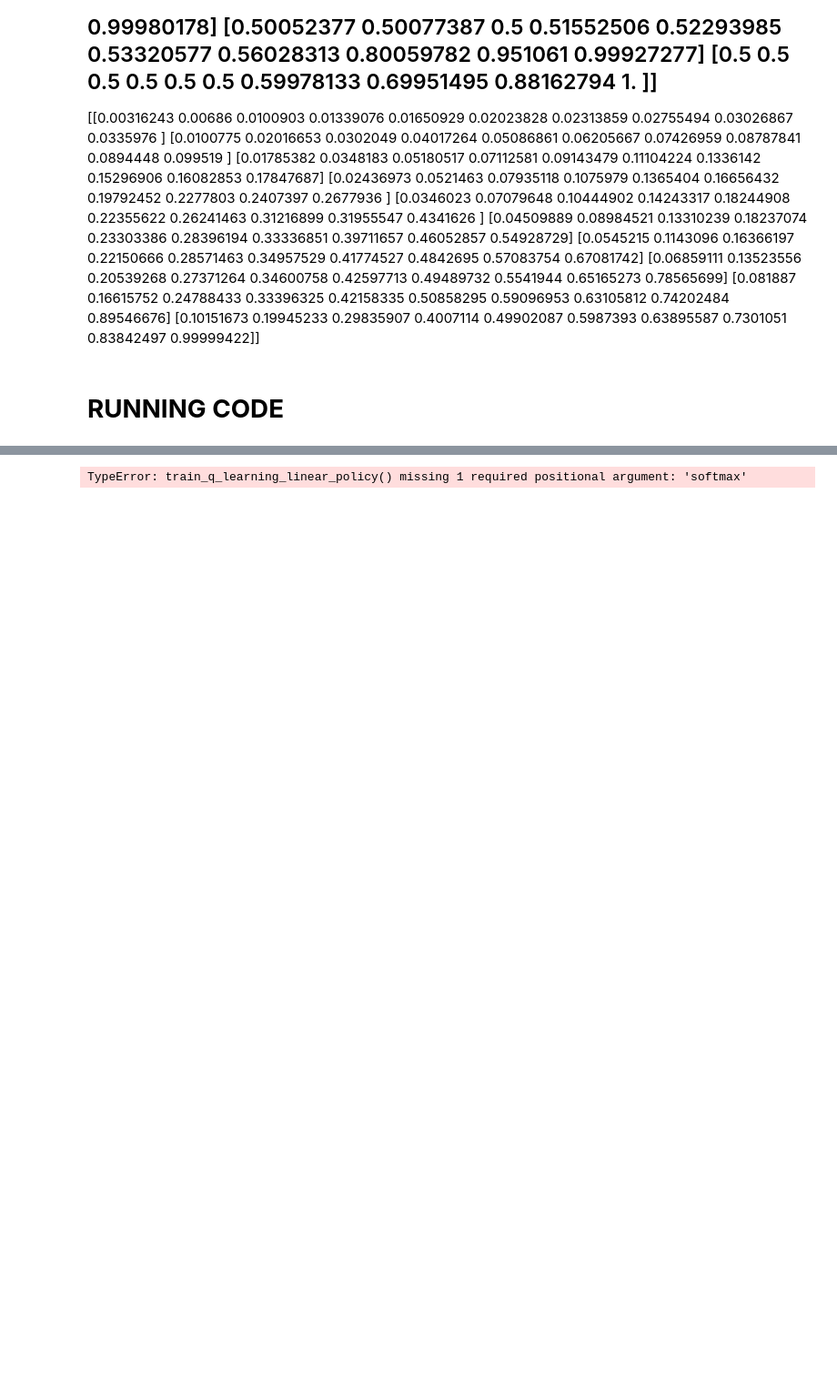
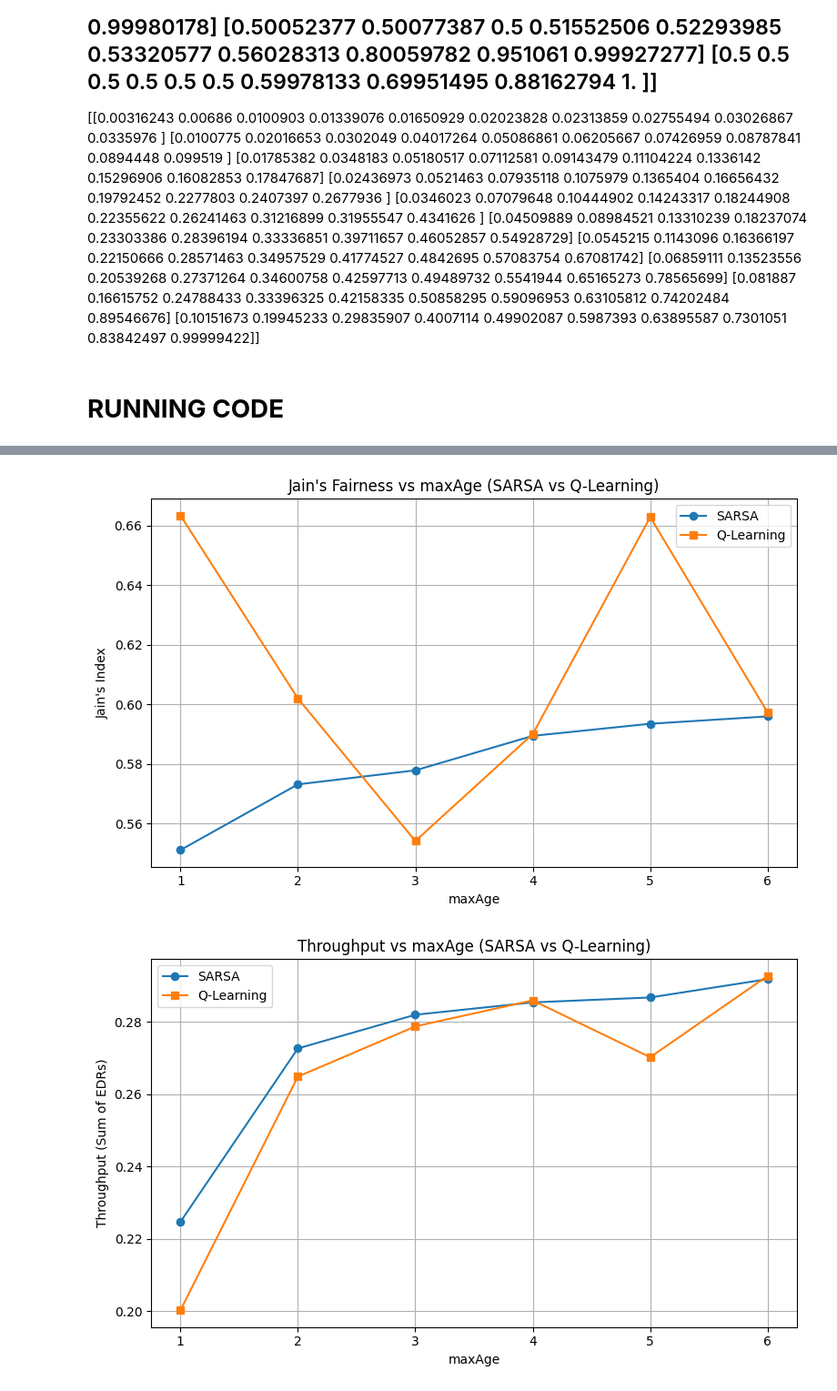
Before and after one commit to Berat03/quantumScheduling, a Jupyter notebook: new/workingCode/final_nStep.ipynb, the cells around one changed output, grey strips where cells are left out. Shown at 91% size. Cells and saved outputs as stored; diff of their text form; code cells hidden in the pictures; blank space fills up the shorter version.

```diff
--- a/new/workingCode/final_nStep.ipynb
+++ b/new/workingCode/final_nStep.ipynb
@@ -2115,6 +2117,7 @@ def run_sarsa_qlearning_over_maxage(
             gamma=gamma,
             edr_window_size=windowSize,
             reward_mode=reward_mode,
+            softmax=True,   # <<< Important fix!
             temperature=temperature,
             temperature_decay=temperature_decay,
             nestedSwaps=nestedSwaps,
@@ -2147,7 +2150,7 @@ def run_sarsa_qlearning_over_maxage(
     # (1) Jain's Index vs maxAge
     plt.figure(figsize=(8, 5))
     plt.plot(maxAge_values, sarsa_jain_scores, marker='o', linestyle='-', label="SARSA")
-    plt.plot(maxAge_values, qlearn_jain_scores, marker='s', linestyle='--', label="Q-Learning")
+    plt.plot(maxAge_values, qlearn_jain_scores, marker='s', linestyle='-', label="Q-Learning")
     plt.xlabel("maxAge")
     plt.ylabel("Jain's Index")
     plt.title("Jain's Fairness vs maxAge (SARSA vs Q-Learning)")
@@ -2159,7 +2162,7 @@ def run_sarsa_qlearning_over_maxage(
     # (2) Throughput vs maxAge
     plt.figure(figsize=(8, 5))
     plt.plot(maxAge_values, sarsa_throughput_scores, marker='o', linestyle='-', label="SARSA")
-    plt.plot(maxAge_values, qlearn_throughput_scores, marker='s', linestyle='--', label="Q-Learning")
+    plt.plot(maxAge_values, qlearn_throughput_scores, marker='s', linestyle='-', label="Q-Learning")
     plt.xlabel("maxAge")
     plt.ylabel("Throughput (Sum of EDRs)")
     plt.title("Throughput vs maxAge (SARSA vs Q-Learning)")
@@ -2628,7 +3053,7 @@ seed = 30
 random.seed(seed)
 np.random.seed(seed)
 
-totalSteps = 500_000
+totalSteps = 1_000_000
 nLookahead = 5
 alpha = 0.005
 gamma = 0.995
@@ -2688 +3118,2 @@ Waited when could have acted: 0/20325 = 0.0000
-TypeError: train_q_learning_linear_policy() missing 1 required positional argument: 'softmax'
+[figure, added]
+[figure, added]
```
Also changed, not shown: parts of 16 cells of this notebook, 4 other files.
